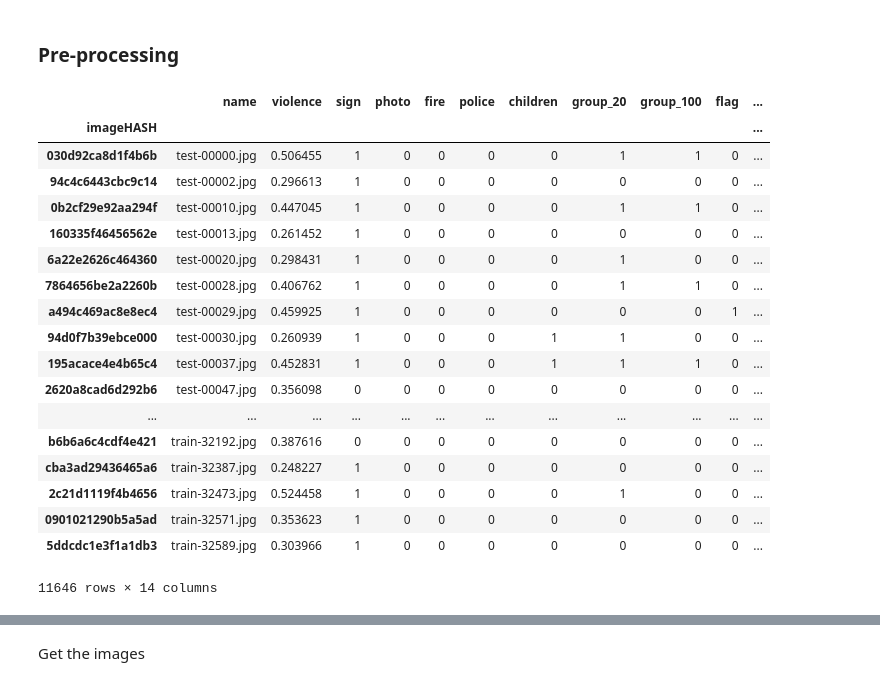
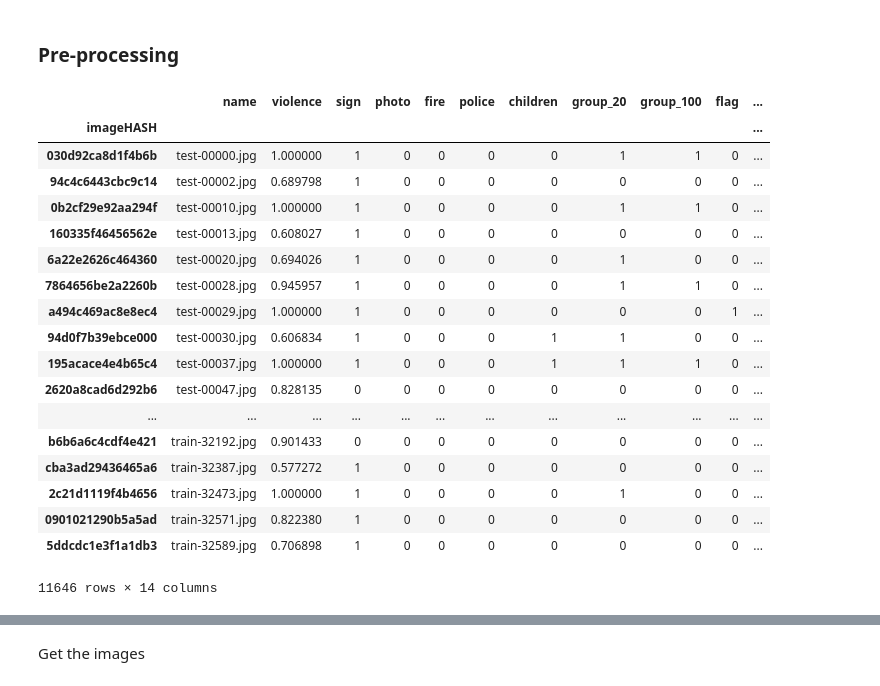
Before and after one commit to kalkun/Thesis, a Jupyter notebook: analysis/post_scope_experiments/UCLA_model_w_visual_attributes_no_protest.ipynb, the cells around one changed output, grey strips where cells are left out. Drawn from its saved outputs; the diff is of its cells as text; code cells hidden in the pictures.

```diff
--- a/analysis/post_scope_experiments/UCLA_model_w_visual_attributes_no_protest.ipynb
+++ b/analysis/post_scope_experiments/UCLA_model_w_visual_attributes_no_protest.ipynb
@@ -51,42 +53,42 @@ imgs = imgs.rename(columns={"label": "violence"})
 # %%
 # Apply a cut point and normalize violence scores
 cutpoint = 0.43
 
 #clips
 imgs = au.clipDFColumn(imgs, 'violence', cutpoint)
 
 # normalize
 imgs = au.minMax(imgs, 'violence')
 
 # mask values that did not had violence labels
-imgs.loc[indx_non_violence, "violence"] = -1
+# imgs.loc[indx_non_violence, "violence"] = -1
 # df.loc[indx_non_violence, 'violence'] = -1
 
 # fill nas
 # df.fillna(0, inplace = True)
 
 # df = imgs.rename(columns={"label": "violence"})
 df = imgs
 df
 # %% [output]
 |  | name | violence | sign | photo | fire | police | children | group_20 | group_100 | flag | ... |
 | imageHASH |  |  |  |  |  |  |  |  |  |  | ... |
-| 030d92ca8d1f4b6b | test-00000.jpg | 0.506455 | 1 | 0 | 0 | 0 | 0 | 1 | 1 | 0 | ... |
-| 94c4c6443cbc9c14 | test-00002.jpg | 0.296613 | 1 | 0 | 0 | 0 | 0 | 0 | 0 | 0 | ... |
-| 0b2cf29e92aa294f | test-00010.jpg | 0.447045 | 1 | 0 | 0 | 0 | 0 | 1 | 1 | 0 | ... |
-| 160335f46456562e | test-00013.jpg | 0.261452 | 1 | 0 | 0 | 0 | 0 | 0 | 0 | 0 | ... |
-| 6a22e2626c464360 | test-00020.jpg | 0.298431 | 1 | 0 | 0 | 0 | 0 | 1 | 0 | 0 | ... |
-| 7864656be2a2260b | test-00028.jpg | 0.406762 | 1 | 0 | 0 | 0 | 0 | 1 | 1 | 0 | ... |
-| a494c469ac8e8ec4 | test-00029.jpg | 0.459925 | 1 | 0 | 0 | 0 | 0 | 0 | 0 | 1 | ... |
-| 94d0f7b39ebce000 | test-00030.jpg | 0.260939 | 1 | 0 | 0 | 0 | 1 | 1 | 0 | 0 | ... |
-| 195acace4e4b65c4 | test-00037.jpg | 0.452831 | 1 | 0 | 0 | 0 | 1 | 1 | 1 | 0 | ... |
-| 2620a8cad6d292b6 | test-00047.jpg | 0.356098 | 0 | 0 | 0 | 0 | 0 | 0 | 0 | 0 | ... |
+| 030d92ca8d1f4b6b | test-00000.jpg | 1.000000 | 1 | 0 | 0 | 0 | 0 | 1 | 1 | 0 | ... |
+| 94c4c6443cbc9c14 | test-00002.jpg | 0.689798 | 1 | 0 | 0 | 0 | 0 | 0 | 0 | 0 | ... |
+| 0b2cf29e92aa294f | test-00010.jpg | 1.000000 | 1 | 0 | 0 | 0 | 0 | 1 | 1 | 0 | ... |
+| 160335f46456562e | test-00013.jpg | 0.608027 | 1 | 0 | 0 | 0 | 0 | 0 | 0 | 0 | ... |
+| 6a22e2626c464360 | test-00020.jpg | 0.694026 | 1 | 0 | 0 | 0 | 0 | 1 | 0 | 0 | ... |
+| 7864656be2a2260b | test-00028.jpg | 0.945957 | 1 | 0 | 0 | 0 | 0 | 1 | 1 | 0 | ... |
+| a494c469ac8e8ec4 | test-00029.jpg | 1.000000 | 1 | 0 | 0 | 0 | 0 | 0 | 0 | 1 | ... |
+| 94d0f7b39ebce000 | test-00030.jpg | 0.606834 | 1 | 0 | 0 | 0 | 1 | 1 | 0 | 0 | ... |
+| 195acace4e4b65c4 | test-00037.jpg | 1.000000 | 1 | 0 | 0 | 0 | 1 | 1 | 1 | 0 | ... |
+| 2620a8cad6d292b6 | test-00047.jpg | 0.828135 | 0 | 0 | 0 | 0 | 0 | 0 | 0 | 0 | ... |
 | ... | ... | ... | ... | ... | ... | ... | ... | ... | ... | ... | ... |
-| b6b6a6c4cdf4e421 | train-32192.jpg | 0.387616 | 0 | 0 | 0 | 0 | 0 | 0 | 0 | 0 | ... |
-| cba3ad29436465a6 | train-32387.jpg | 0.248227 | 1 | 0 | 0 | 0 | 0 | 0 | 0 | 0 | ... |
-| 2c21d1119f4b4656 | train-32473.jpg | 0.524458 | 1 | 0 | 0 | 0 | 0 | 1 | 0 | 0 | ... |
-| 0901021290b5a5ad | train-32571.jpg | 0.353623 | 1 | 0 | 0 | 0 | 0 | 0 | 0 | 0 | ... |
-| 5ddcdc1e3f1a1db3 | train-32589.jpg | 0.303966 | 1 | 0 | 0 | 0 | 0 | 0 | 0 | 0 | ... |
+| b6b6a6c4cdf4e421 | train-32192.jpg | 0.901433 | 0 | 0 | 0 | 0 | 0 | 0 | 0 | 0 | ... |
+| cba3ad29436465a6 | train-32387.jpg | 0.577272 | 1 | 0 | 0 | 0 | 0 | 0 | 0 | 0 | ... |
+| 2c21d1119f4b4656 | train-32473.jpg | 1.000000 | 1 | 0 | 0 | 0 | 0 | 1 | 0 | 0 | ... |
+| 0901021290b5a5ad | train-32571.jpg | 0.822380 | 1 | 0 | 0 | 0 | 0 | 0 | 0 | 0 | ... |
+| 5ddcdc1e3f1a1db3 | train-32589.jpg | 0.706898 | 1 | 0 | 0 | 0 | 0 | 0 | 0 | 0 | ... |
 11646 rows × 14 columns
 # %%
 i = df['violence'].idxmax()
```
Also changed, not shown: parts of 6 cells of this notebook.
